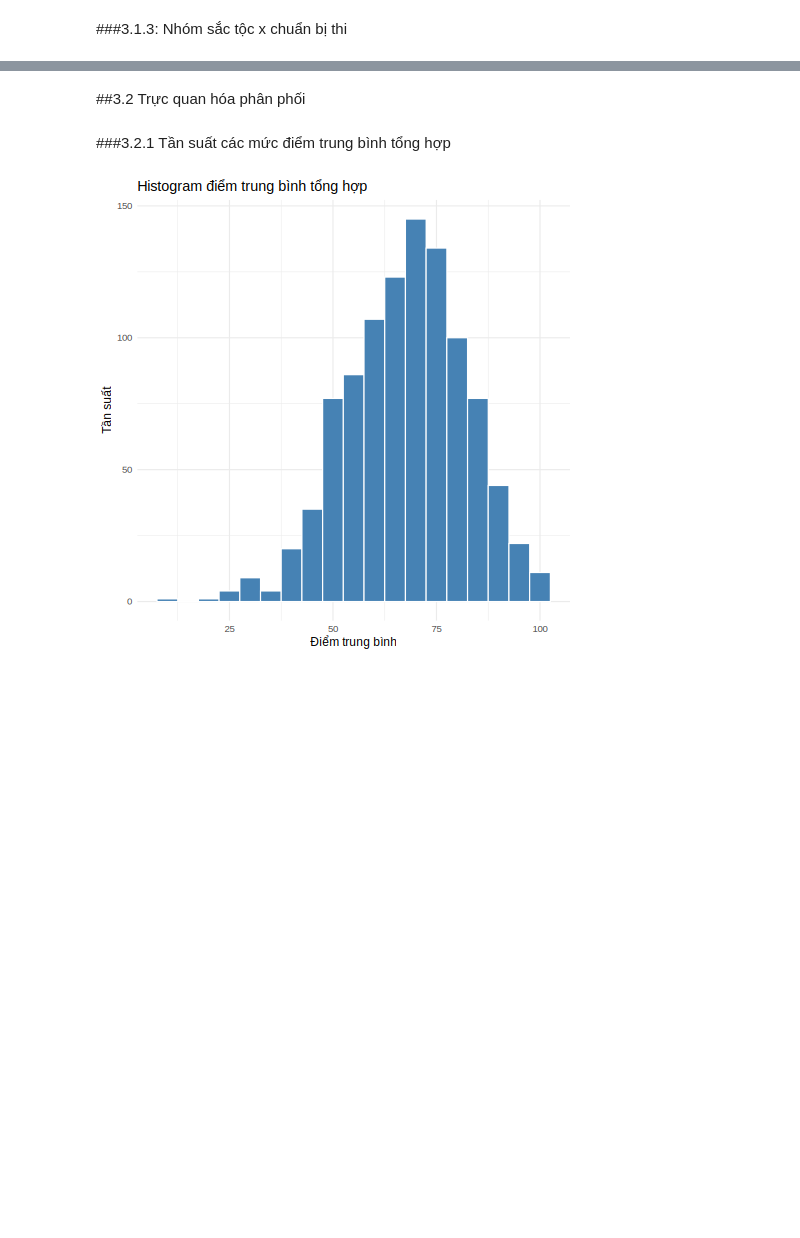
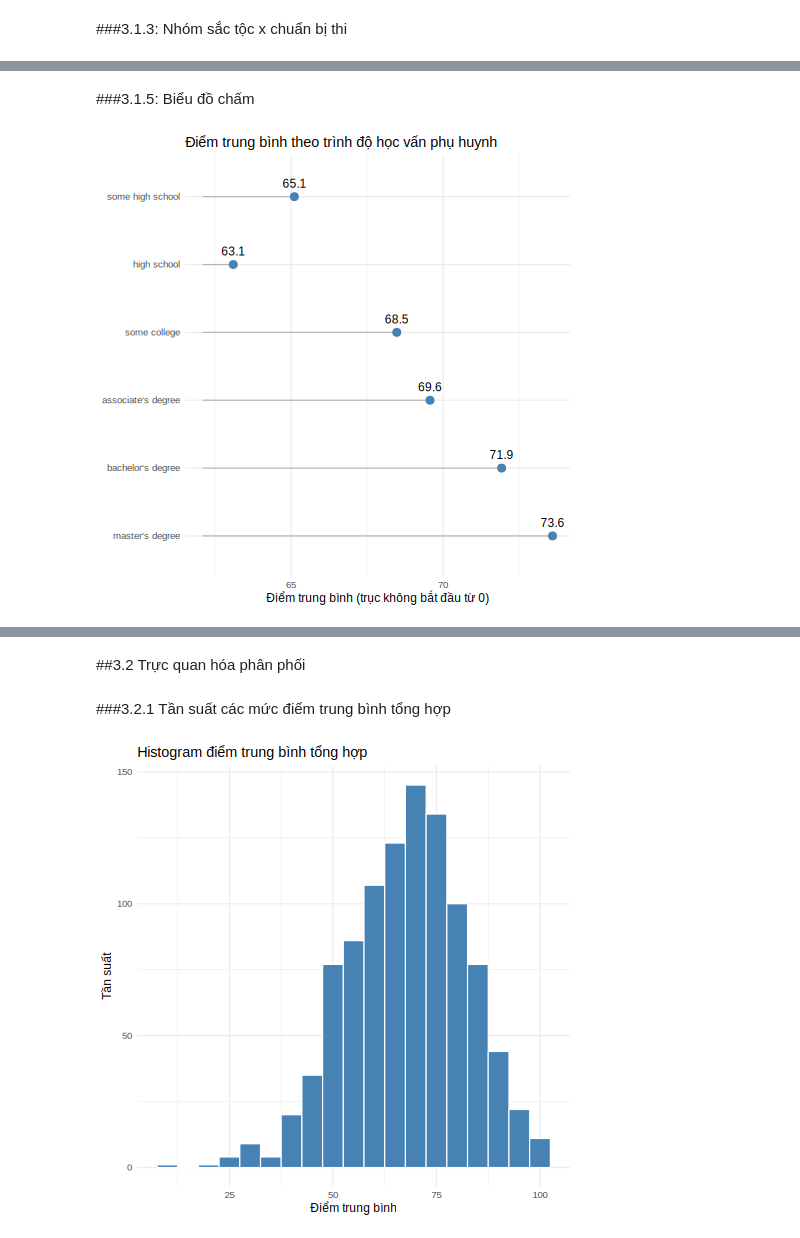
Before and after one commit to 25-DoThanQuocKhanh-24174600024/DHKL18A1HN_Do_An_Nhom_2_CD_3, a Jupyter notebook: Đồ_Án_1_Nhóm_2_2_DHKL18A1HN.ipynb, the cells around one changed output, grey strips where cells are left out. Saved outputs shown, nothing was run; the diff lists cells and outputs as text; code cells hidden in the pictures; blank space fills up the shorter version.

```diff
--- a/Đồ_Án_1_Nhóm_2_2_DHKL18A1HN.ipynb
+++ b/Đồ_Án_1_Nhóm_2_2_DHKL18A1HN.ipynb
@@ -1019,0 +1054,19 @@ SyntaxError: invalid syntax (2454758498.py, line 2)
+# %% [markdown]
+###3.1.5: Biểu đồ chấm
+# %%
+%%R
+# [p31e] Biểu đồ chấm: điểm TB theo học vấn phụ huynh (giá trị gần nhau)
+dot_df <- df |>
+  group_by(parental_education) |>
+  summarise(mean_score = mean(average_score), .groups = "drop")
+
+p31e <- ggplot(dot_df, aes(y = fct_rev(parental_education))) +
+  geom_segment(aes(x = min(mean_score) - 1, xend = mean_score,
+                   yend = fct_rev(parental_education)), colour = "grey70") +
+  geom_point(aes(x = mean_score), size = 3.5, colour = "steelblue") +
+  geom_text(aes(x = mean_score, label = round(mean_score, 1)), vjust = -1) +
+  labs(title = "Điểm trung bình theo trình độ học vấn phụ huynh",
+       x = "Điểm trung bình (trục không bắt đầu từ 0)", y = NULL)
+save_plot(p31e, "3.1e_dot_plot")
+# %% [output]
+[figure, added]
```
Also changed, not shown: parts of 11 cells of this notebook.
